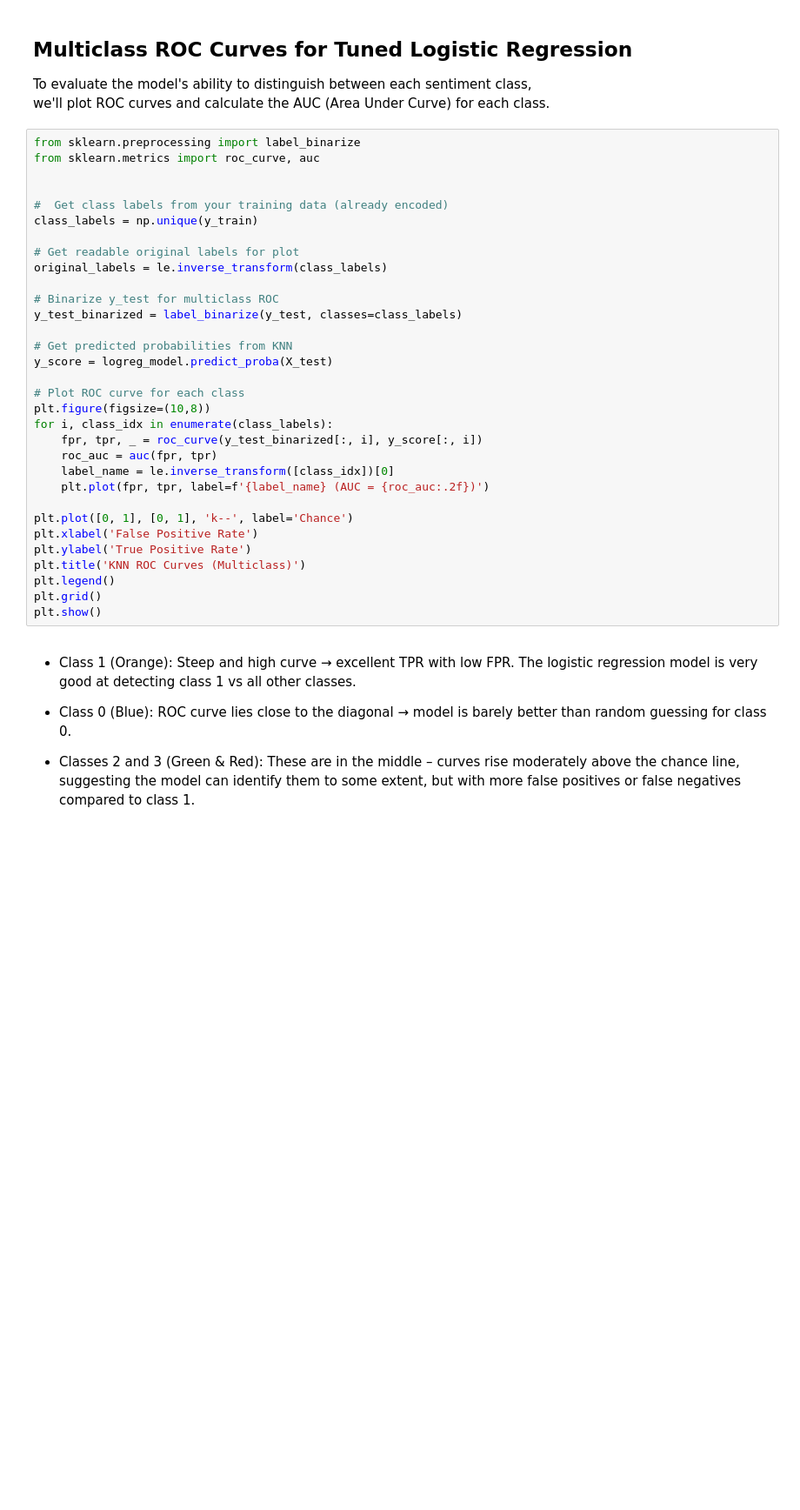
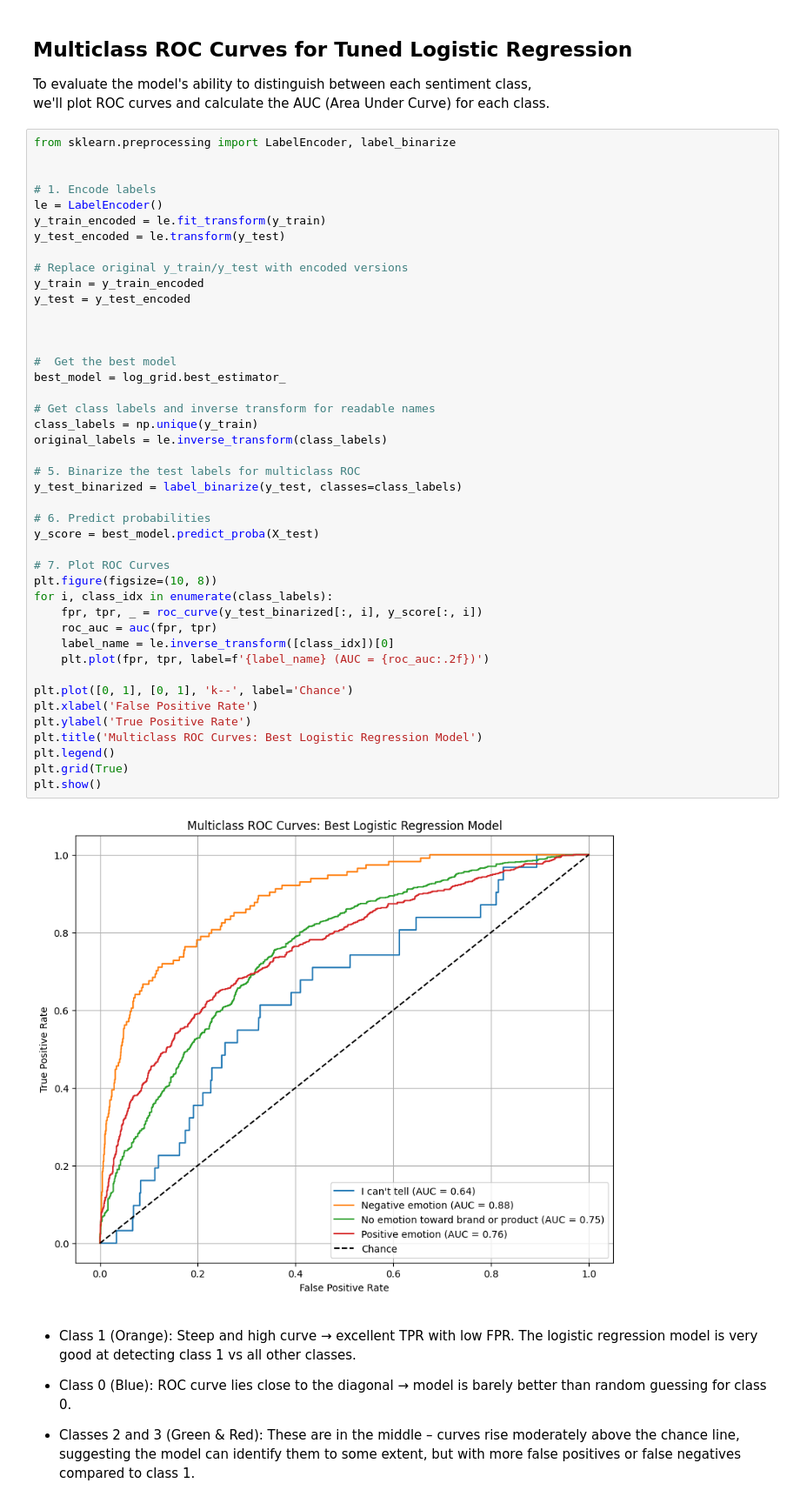
Before and after one commit to RonnyMuthomi/Group4_NLP_Project, a Jupyter notebook: index.ipynb, the cells around one changed output. Shown at 87% size. Saved outputs shown, nothing was run; the diff lists cells and outputs as text; blank space fills up the shorter version.

```diff
--- a/index.ipynb
+++ b/index.ipynb
@@ -1115,37 +785,50 @@ plt.show()
 To evaluate the model's ability to distinguish between each sentiment class,
 we'll plot ROC curves and calculate the AUC (Area Under Curve) for each class.
 # %%
-from sklearn.preprocessing import label_binarize
-from sklearn.metrics import roc_curve, auc
+from sklearn.preprocessing import LabelEncoder, label_binarize
 
 
-#  Get class labels from your training data (already encoded)
+# 1. Encode labels
+le = LabelEncoder()
+y_train_encoded = le.fit_transform(y_train)
+y_test_encoded = le.transform(y_test)
+
+# Replace original y_train/y_test with encoded versions
+y_train = y_train_encoded
+y_test = y_test_encoded
+
+
+
+#  Get the best model
+best_model = log_grid.best_estimator_
+
+# Get class labels and inverse transform for readable names
 class_labels = np.unique(y_train)
-
-# Get readable original labels for plot
 original_labels = le.inverse_transform(class_labels)
 
-# Binarize y_test for multiclass ROC
+# 5. Binarize the test labels for multiclass ROC
 y_test_binarized = label_binarize(y_test, classes=class_labels)
 
-# Get predicted probabilities from KNN
-y_score = logreg_model.predict_proba(X_test)
+# 6. Predict probabilities
+y_score = best_model.predict_proba(X_test)
 
-# Plot ROC curve for each class
-plt.figure(figsize=(10,8))
+# 7. Plot ROC Curves
+plt.figure(figsize=(10, 8))
 for i, class_idx in enumerate(class_labels):
     fpr, tpr, _ = roc_curve(y_test_binarized[:, i], y_score[:, i])
     roc_auc = auc(fpr, tpr)
     label_name = le.inverse_transform([class_idx])[0]
     plt.plot(fpr, tpr, label=f'{label_name} (AUC = {roc_auc:.2f})')
 
 plt.plot([0, 1], [0, 1], 'k--', label='Chance')
 plt.xlabel('False Positive Rate')
 plt.ylabel('True Positive Rate')
-plt.title('KNN ROC Curves (Multiclass)')
+plt.title('Multiclass ROC Curves: Best Logistic Regression Model')
 plt.legend()
-plt.grid()
+plt.grid(True)
 plt.show()
+# %% [output]
+[figure, added]
 # %% [markdown]
 - Class 1 (Orange): Steep and high curve → excellent TPR with low FPR. The logistic regression model is very good at detecting class 1 vs all other classes.
 
```
Also changed, not shown: parts of 126 cells of this notebook.
